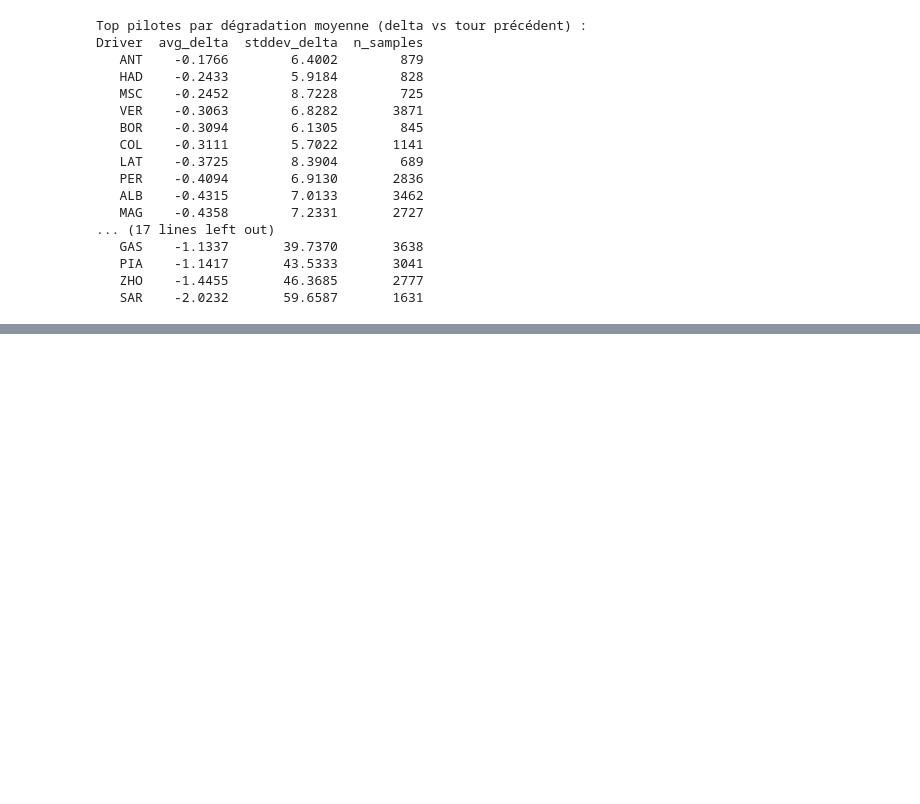
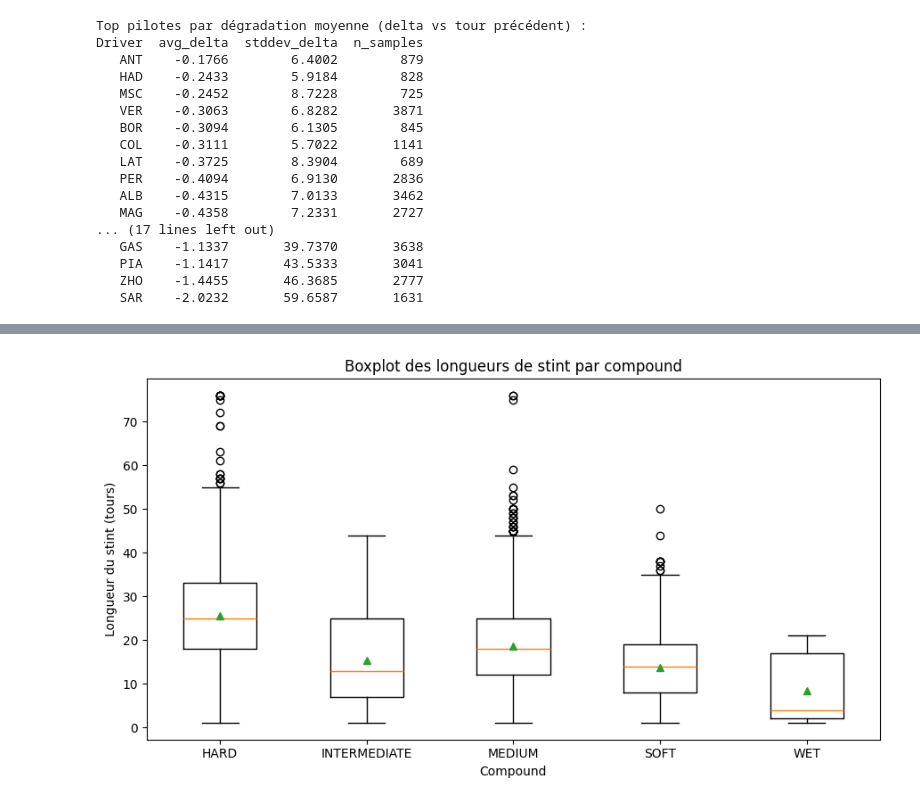
Before and after one commit to NOKIMIMO/snkk-distribue, a Jupyter notebook: spark_analysis.ipynb, the cells around one changed output, grey strips where cells are left out. Drawn from its saved outputs; the diff is of its cells as text; code cells hidden in the pictures; blank space fills up the shorter version.

```diff
--- a/spark_analysis.ipynb
+++ b/spark_analysis.ipynb
@@ -334,0 +354,15 @@ Driver    HARD  INTERMEDIATE  MEDIUM    SOFT      WET
+# %%
+# --- Viz 2 : Boxplot comparatif des Stint_Laps par compound ---
+# Médiane, IQR (boîte) et outliers (points) pour chaque gomme.
+# Réutilise le DataFrame pandas `pdf` calculé à la Viz 1.
+compounds = sorted(pdf['Compound'].unique())
+fig, ax = plt.subplots(figsize=(9, 5))
+ax.boxplot([pdf[pdf['Compound'] == c]['Stint_Laps'] for c in compounds],
+           tick_labels=compounds, showmeans=True)
+ax.set_title('Boxplot des longueurs de stint par compound')
+ax.set_xlabel('Compound')
+ax.set_ylabel('Longueur du stint (tours)')
+plt.tight_layout()
+plt.show()
+# %% [output]
+[figure, added]
```
Also changed, not shown: parts of 12 cells of this notebook.
